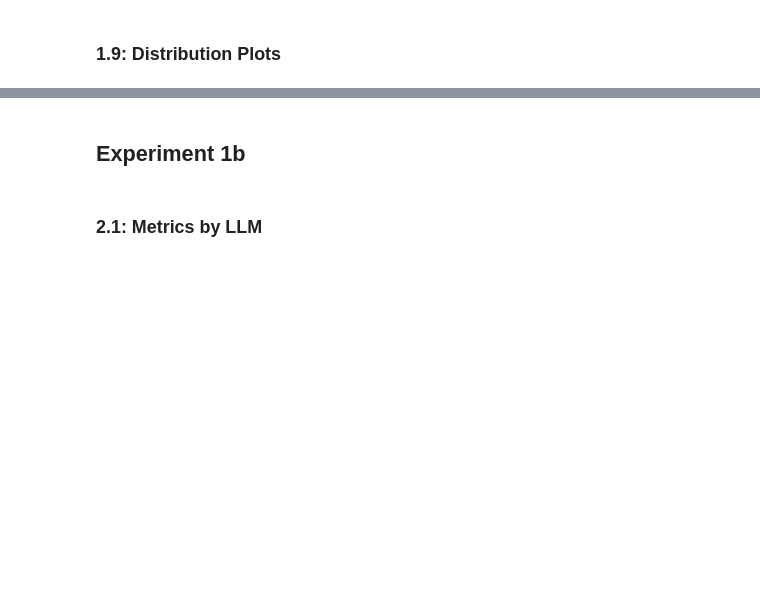
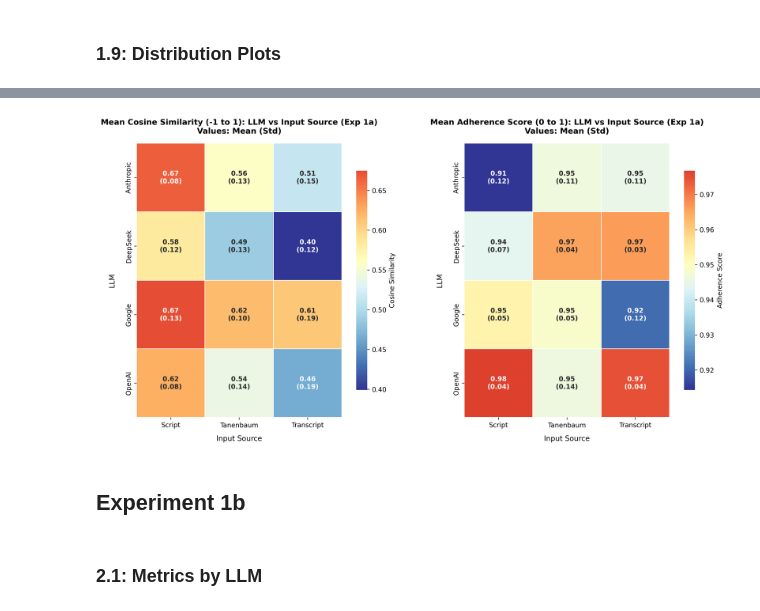
Before and after one commit to mgrube753/bachelor-thesis, a Jupyter notebook: 20_experiments/50_src/evaluation1_quan.ipynb, the cells around one changed output, grey strips where cells are left out. Drawn from its saved outputs; the diff is of its cells as text; code cells hidden in the pictures; blank space fills up the shorter version.

```diff
--- a/20_experiments/50_src/evaluation1_quan.ipynb
+++ b/20_experiments/50_src/evaluation1_quan.ipynb
@@ -849,28 +819,6 @@ plt.show()
 # %%
-exp1a_temp = exp1a_df.copy()
-exp1b_temp = exp1b_df.copy()
-
-exp1a_temp['experiment'] = '1a'
-exp1b_temp['experiment'] = '1b'
-
-combined_df = pd.concat([exp1a_temp, exp1b_temp])
-
-fig, ax = plt.subplots(1, 2, figsize=(15, 7))
-plots['exp1_comparison'] = fig
-
-create_seaborn_boxplot(combined_df, 'experiment', 'cosine_similarity', ax[0],
-                      'Cosine Similarity (-1 to 1) Comparison (Exp 1a vs 1b)',
-                      'Cosine Similarity', 'Experiment')
-
-create_seaborn_boxplot(combined_df, 'experiment', 'adherence_score', ax[1],
-                      'Adherence Score (0 to 1) Comparison (Exp 1a vs 1b)',
-                      'Adherence Score', 'Experiment')
-
-plt.tight_layout()
-plt.show()
-
 # Updated combined heatmap section
-fig, (ax1, ax2) = plt.subplots(1, 2, figsize=(16, 6))
+fig, (ax1, ax2) = plt.subplots(1, 2, figsize=(14, 7))
 
 # For cosine similarity
 llm_vs_input_source_cos_sim_1a_std_final = llm_vs_input_source_cos_sim_1a["std"].copy()
@@ -903,33 +851,35 @@ ax1.set_xlabel("Input Source", fontsize=11, labelpad=10)
 # For adherence score
 llm_vs_input_source_adherence_1a_std_final = llm_vs_input_source_adherence_1a["std"].copy()
 annot_matrix_adherence_final = llm_vs_input_source_adherence_1a_display.copy()
 for i in range(len(llm_vs_input_source_adherence_1a_display.index)):
     for j in range(len(llm_vs_input_source_adherence_1a_display.columns)):
         mean_val = llm_vs_input_source_adherence_1a_display.iloc[i, j]
         std_val = llm_vs_input_source_adherence_1a_std_final.iloc[i, j]
         if pd.notna(mean_val) and pd.notna(std_val):
             annot_matrix_adherence_final.iloc[i, j] = f"{mean_val:.2f}\n({std_val:.2f})"
         elif pd.notna(mean_val):
             annot_matrix_adherence_final.iloc[i, j] = f"{mean_val:.2f}"
 
 sns.heatmap(llm_vs_input_source_adherence_1a_display,
             annot=annot_matrix_adherence_final,
             fmt='',
             cmap='RdYlBu_r',
             center=llm_vs_input_source_adherence_1a_display.mean().mean(),
             square=True,
             linewidths=0.5,
             linecolor='white',
             cbar_kws={'shrink': 0.8, 'label': 'Adherence Score'},
             annot_kws={'size': 10, 'weight': 'bold'},
             ax=ax2)
 ax2.set_title("Mean Adherence Score (0 to 1): LLM vs Input Source (Exp 1a)\nValues: Mean (Std)",
               fontsize=12, fontweight='bold', pad=15)
 ax2.set_ylabel("LLM", fontsize=11, labelpad=15)
 ax2.set_xlabel("Input Source", fontsize=11, labelpad=10)
 
 plt.tight_layout()
 plt.show()
+# %% [output]
+[figure, added]
 # %% [markdown]
 ## Experiment 1b
 # %% [markdown]
```
Also changed, not shown: parts of 48 cells of this notebook, 3 other files.
